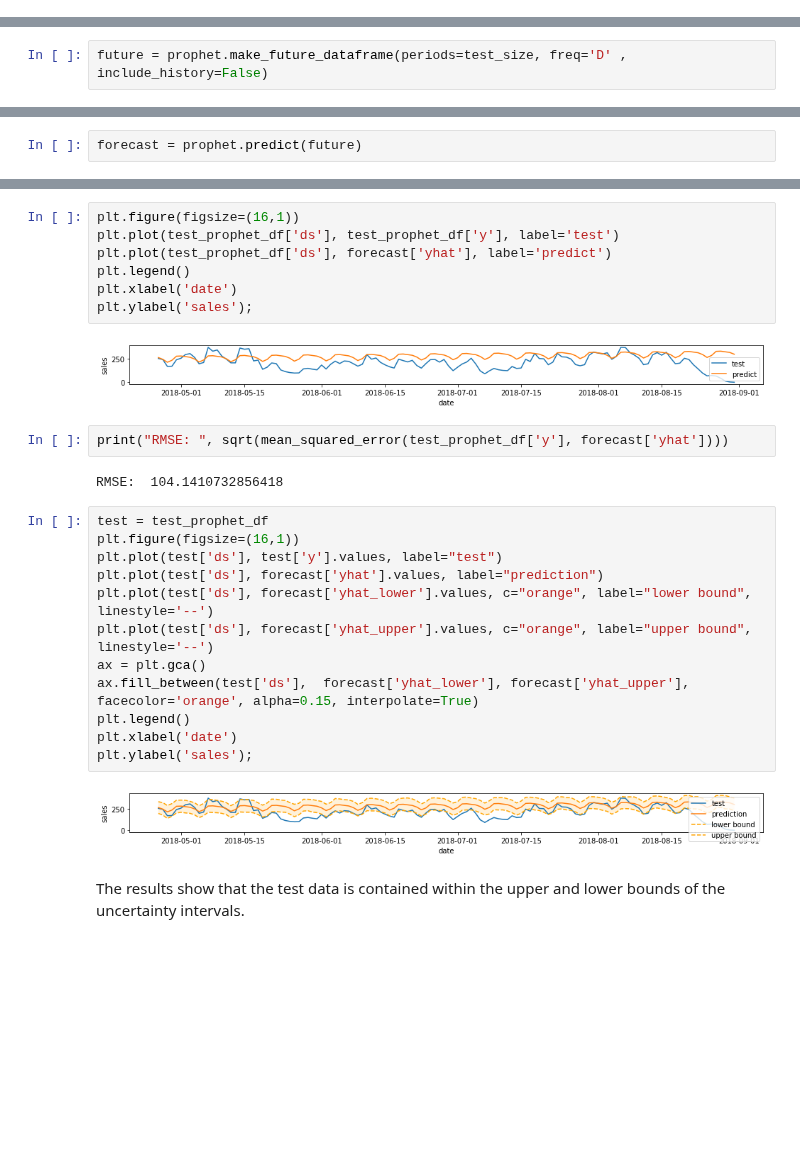
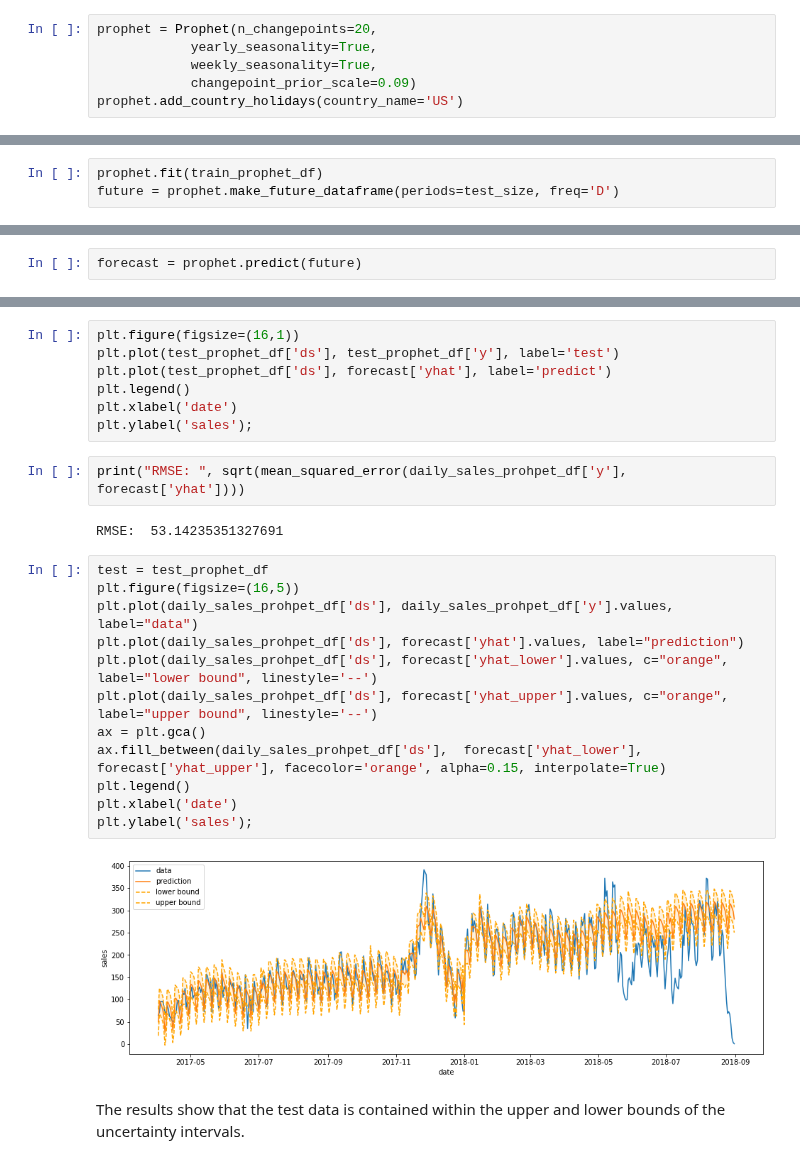
Before and after one commit to alireza-alizadegan/e-commerce-Sales, a Jupyter notebook: Sales Forecast.ipynb, the cells around one changed output, grey strips where cells are left out. Saved outputs shown, nothing was run; the diff lists cells and outputs as text; blank space fills up the shorter version.

```diff
--- a/Sales Forecast.ipynb
+++ b/Sales Forecast.ipynb
@@ -409,3 +424,9 @@ INFO:numexpr.utils:NumExpr defaulting to 4 threads.
 INFO:fbprophet:Disabling yearly seasonality. Run prophet with yearly_seasonality=True to override this.
 INFO:fbprophet:Disabling daily seasonality. Run prophet with daily_seasonality=True to override this.
 <fbprophet.forecaster.Prophet at 0x...>
+# %%
+prophet = Prophet(n_changepoints=20,
+            yearly_seasonality=True,
+            weekly_seasonality=True,
+            changepoint_prior_scale=0.09)
+prophet.add_country_holidays(country_name='US')
@@ -412,2 +435,3 @@ INFO:fbprophet:Disabling daily seasonality. Run prophet with daily_seasonality=T
 # %%
-future = prophet.make_future_dataframe(periods=test_size, freq='D' , include_history=False)
+prophet.fit(train_prophet_df)
+future = prophet.make_future_dataframe(periods=test_size, freq='D')
@@ -436,25 +462,23 @@ plt.plot(test_prophet_df['ds'], forecast['yhat'], label='predict')
 plt.legend()
 plt.xlabel('date')
 plt.ylabel('sales');
-# %% [output]
-[figure, removed]
 # %%
-print("RMSE: ", sqrt(mean_squared_error(test_prophet_df['y'], forecast['yhat'])))
+print("RMSE: ", sqrt(mean_squared_error(daily_sales_prohpet_df['y'], forecast['yhat'])))
 # %% [output]
-RMSE:  104.1410732856418
+RMSE:  53.14235351327691
 # %%
 test = test_prophet_df
-plt.figure(figsize=(16,1))
-plt.plot(test['ds'], test['y'].values, label="test")
-plt.plot(test['ds'], forecast['yhat'].values, label="prediction")
-plt.plot(test['ds'], forecast['yhat_lower'].values, c="orange", label="lower bound", linestyle='--')
-plt.plot(test['ds'], forecast['yhat_upper'].values, c="orange", label="upper bound", linestyle='--')
+plt.figure(figsize=(16,5))
+plt.plot(daily_sales_prohpet_df['ds'], daily_sales_prohpet_df['y'].values, label="data")
+plt.plot(daily_sales_prohpet_df['ds'], forecast['yhat'].values, label="prediction")
+plt.plot(daily_sales_prohpet_df['ds'], forecast['yhat_lower'].values, c="orange", label="lower bound", linestyle='--')
+plt.plot(daily_sales_prohpet_df['ds'], forecast['yhat_upper'].values, c="orange", label="upper bound", linestyle='--')
 ax = plt.gca()
-ax.fill_between(test['ds'],  forecast['yhat_lower'], forecast['yhat_upper'], facecolor='orange', alpha=0.15, interpolate=True)
+ax.fill_between(daily_sales_prohpet_df['ds'],  forecast['yhat_lower'], forecast['yhat_upper'], facecolor='orange', alpha=0.15, interpolate=True)
 plt.legend()
 plt.xlabel('date')
 plt.ylabel('sales');
 # %% [output]
-[figure, old version]
+[figure, new version]
 # %% [markdown]
 The results show that the test data is contained within the upper and lower bounds of the uncertainty intervals.
```
Also changed, not shown: parts of 9 cells of this notebook.
